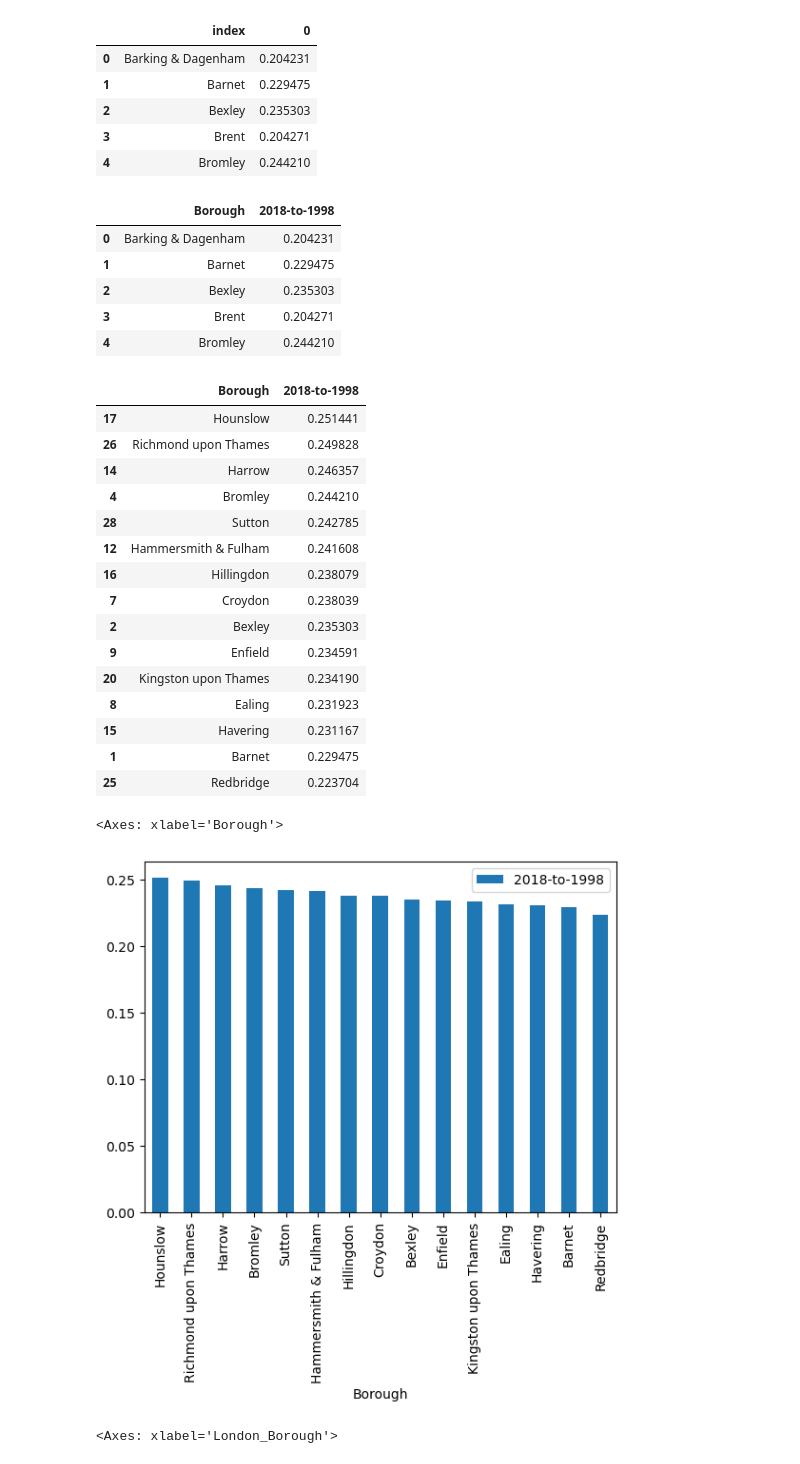
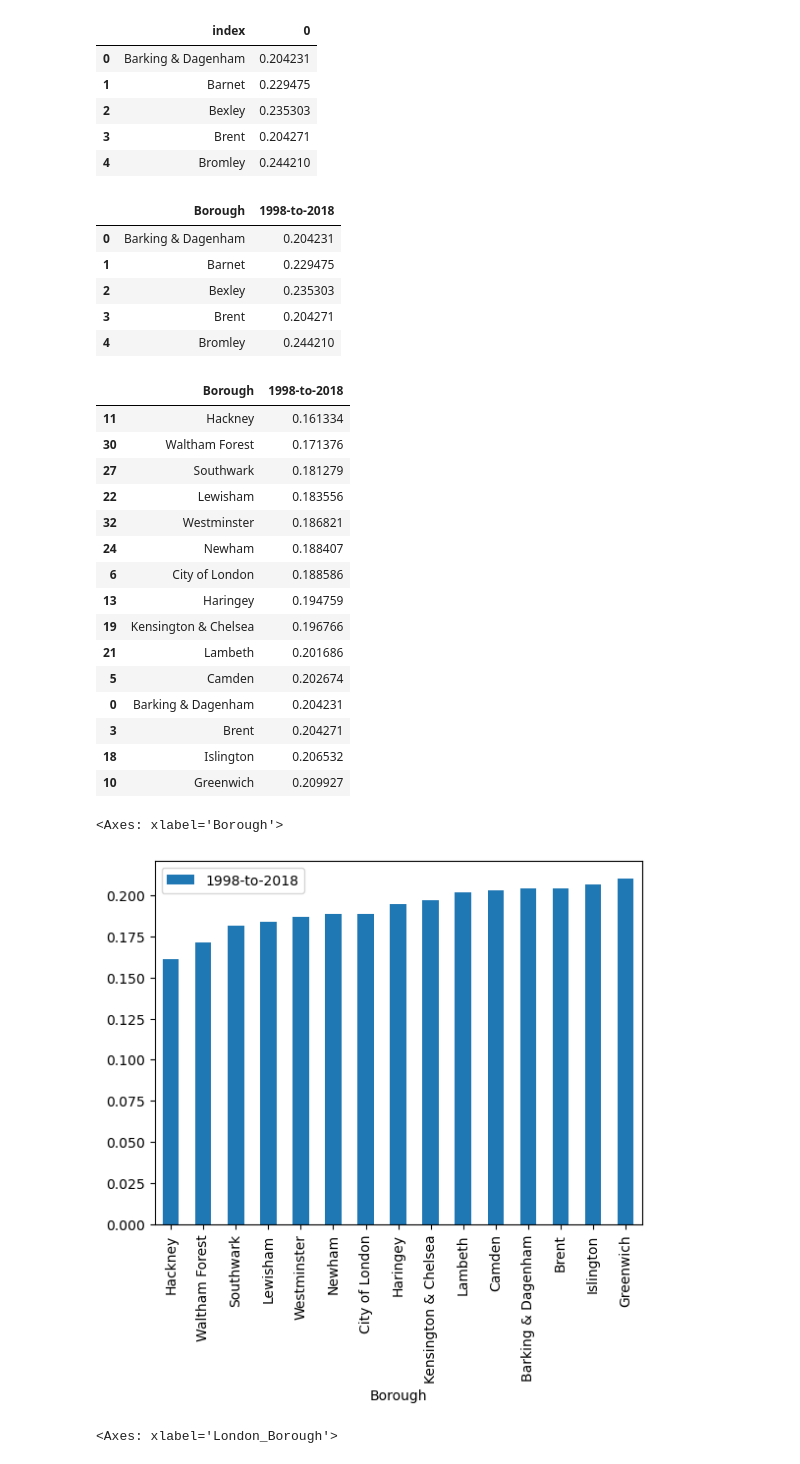
Before and after one commit to sookhyun/mini-projects, a Jupyter notebook: Unit4.Challenge-Tier3.ipynb, the cells around one changed output. Cells and saved outputs as stored; diff of their text form; code cells hidden in the pictures.

Commit message:
London_Borough

```diff
--- a/Unit4.Challenge-Tier3.ipynb
+++ b/Unit4.Challenge-Tier3.ipynb
@@ -493,40 +493,40 @@ df_ratios.head()
 | 3 | Brent | 0.204271 |
 | 4 | Bromley | 0.244210 |
 # %%
-df_ratios.rename(columns={'index':'Borough', 0: '2018-to-1998'}, inplace=True)
+df_ratios.rename(columns={'index':'Borough', 0: '1998-to-2018'}, inplace=True)
 df_ratios.head()
 # %% [output]
-|  | Borough | 2018-to-1998 |
+|  | Borough | 1998-to-2018 |
 | 0 | Barking & Dagenham | 0.204231 |
 | 1 | Barnet | 0.229475 |
 | 2 | Bexley | 0.235303 |
 | 3 | Brent | 0.204271 |
 | 4 | Bromley | 0.244210 |
 # %%
-df_top15 = df_ratios.sort_values('2018-to-1998',ascending=False)[:15]
+df_top15 = df_ratios.sort_values('1998-to-2018',ascending=True)[:15]
 df_top15
 # %% [output]
-|  | Borough | 2018-to-1998 |
-| 17 | Hounslow | 0.251441 |
-| 26 | Richmond upon Thames | 0.249828 |
-| 14 | Harrow | 0.246357 |
-| 4 | Bromley | 0.244210 |
-| 28 | Sutton | 0.242785 |
-| 12 | Hammersmith & Fulham | 0.241608 |
-| 16 | Hillingdon | 0.238079 |
-| 7 | Croydon | 0.238039 |
-| 2 | Bexley | 0.235303 |
-| 9 | Enfield | 0.234591 |
-| 20 | Kingston upon Thames | 0.234190 |
-| 8 | Ealing | 0.231923 |
-| 15 | Havering | 0.231167 |
-| 1 | Barnet | 0.229475 |
-| 25 | Redbridge | 0.223704 |
+|  | Borough | 1998-to-2018 |
+| 11 | Hackney | 0.161334 |
+| 30 | Waltham Forest | 0.171376 |
+| 27 | Southwark | 0.181279 |
+| 22 | Lewisham | 0.183556 |
+| 32 | Westminster | 0.186821 |
+| 24 | Newham | 0.188407 |
+| 6 | City of London | 0.188586 |
+| 13 | Haringey | 0.194759 |
+| 19 | Kensington & Chelsea | 0.196766 |
+| 21 | Lambeth | 0.201686 |
+| 5 | Camden | 0.202674 |
+| 0 | Barking & Dagenham | 0.204231 |
+| 3 | Brent | 0.204271 |
+| 18 | Islington | 0.206532 |
+| 10 | Greenwich | 0.209927 |
 # %%
-df_top15.plot(kind='bar', x='Borough',y='2018-to-1998')
+df_top15.plot(kind='bar', x='Borough',y='1998-to-2018')
 # %% [output]
 <Axes: xlabel='Borough'>
-[figure, old version]
+[figure, new version]
 # %%
 df_top15_2018 = df_year[df_year['Year']==2018].sort_values('Avg_price', ascending=False)[:15]
 df_top15_2018.plot(kind='bar', x='London_Borough',y='Avg_price')
```
Also changed, not shown: parts of 3 cells of this notebook.
